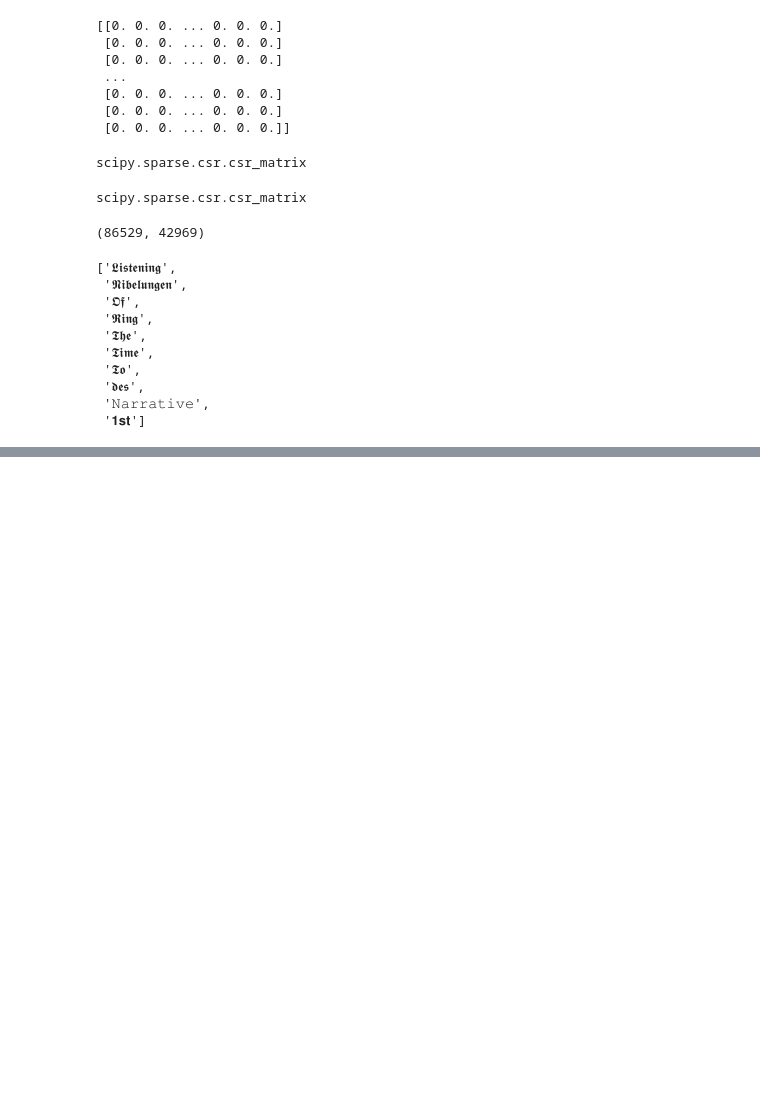
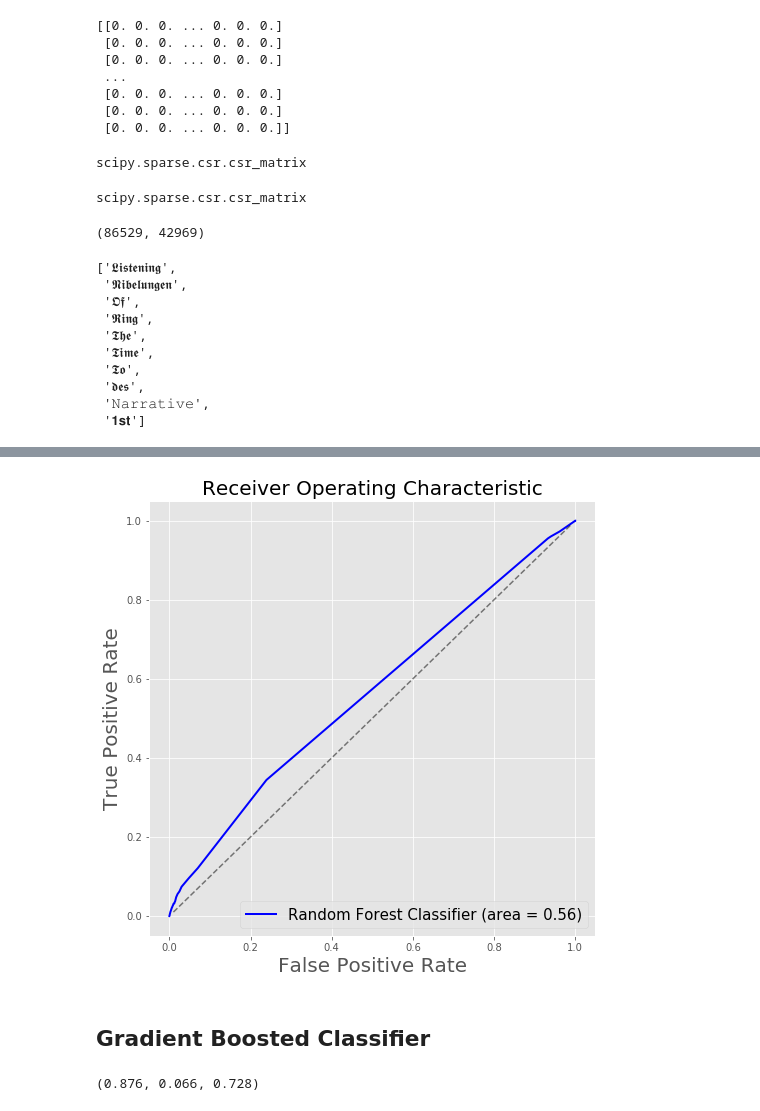
Before and after one commit to b-weintraub/hate-speech, a Jupyter notebook: TD-IDF-model.ipynb, the cells around one changed output, grey strips where cells are left out. Saved outputs shown, nothing was run; the diff lists cells and outputs as text; code cells hidden in the pictures; blank space fills up the shorter version.

```diff
--- a/TD-IDF-model.ipynb
+++ b/TD-IDF-model.ipynb
@@ -110,0 +160,10 @@ accuracy_score(y_test, y_predict)
+# %%
+# Train and fit model (max_depth=10)
+rf = RandomForestClassifier(n_estimators=40,
+                           max_features=5,
+                           max_depth=10,
+                            random_state=0)
+rf.fit(X_train, y_train)
+
+# Test Prediction
+y_pred_rf = rf.predict(X_test)
@@ -110,0 +186,10 @@ accuracy_score(y_test, y_predict)
+# %%
+# Plot receiver operating characteristics (ROC)
+proba_true_rf = rf.predict_proba(X_test)[:,1]
+fig, ax = plt.subplots(figsize=(8,8))
+plot_roc_curve(proba_true_rf, y_test, ax, 'Random Forest Classifier', color='b')
+plt.savefig('img/roc_rf.png', dpi=300)
+# %% [output]
+[figure, added]
+# %% [markdown]
+## Gradient Boosted Classifier
@@ -110,0 +202,5 @@ accuracy_score(y_test, y_predict)
+# %%
+a, r, p, mse = accuracy_scores(y_test, y_pred_gb)
+a, r, p
+# %% [output]
+(0.876, 0.066, 0.728)
```
Also changed, not shown: parts of 29 cells of this notebook, 13 other files.
